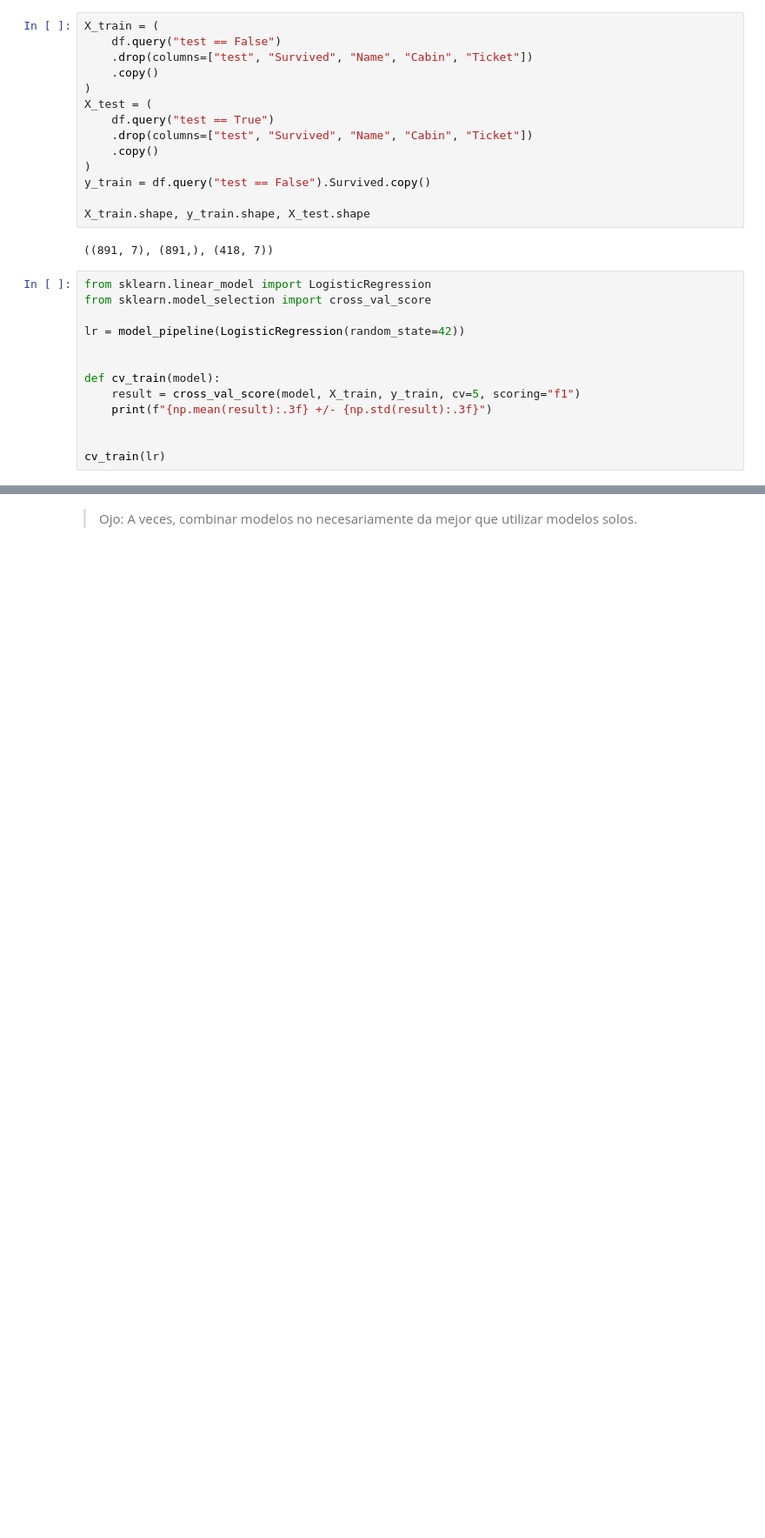
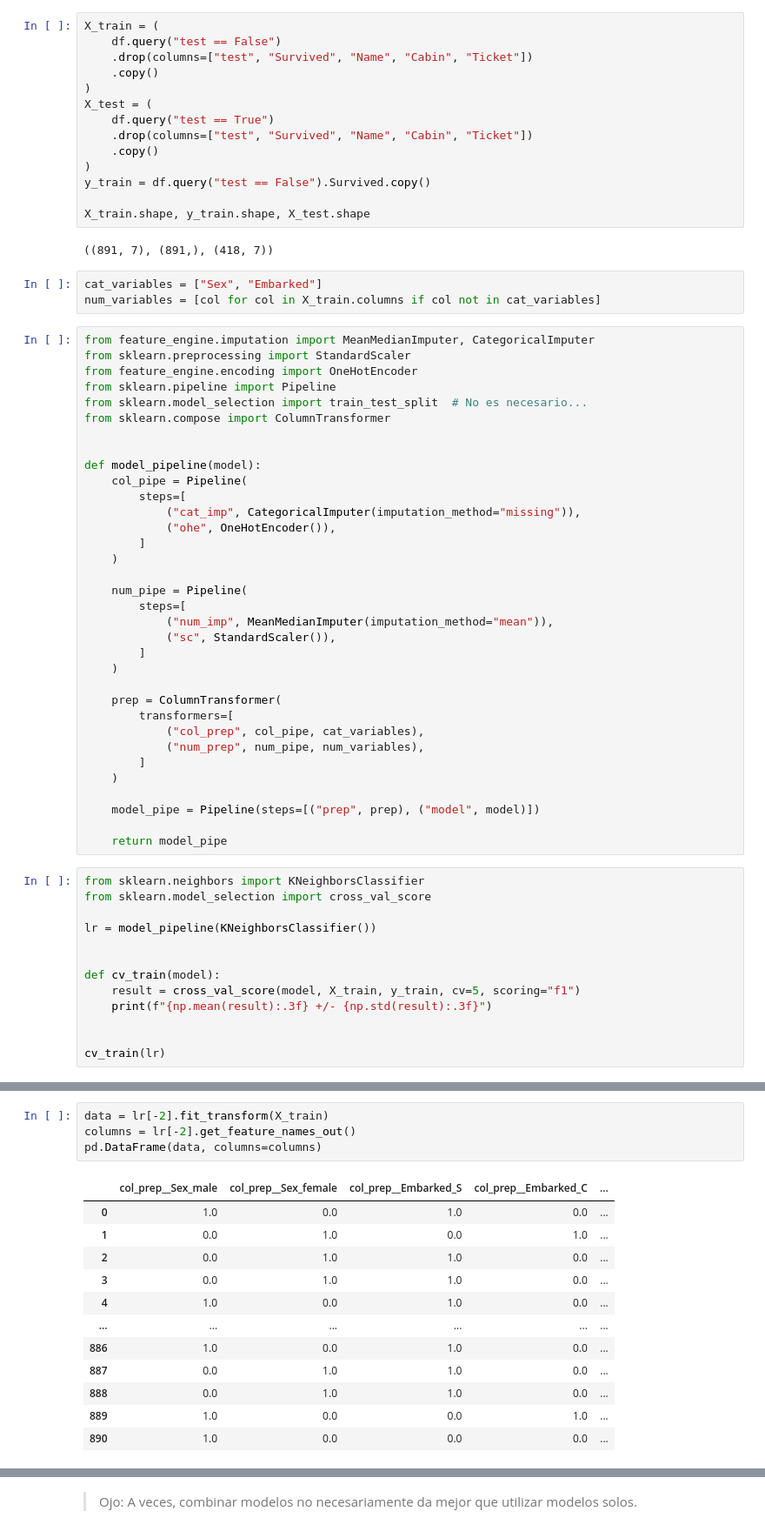
Before and after one commit to datacubeR/tareas_ml, a Jupyter notebook: ayudantía_4.ipynb, the cells around one changed output, grey strips where cells are left out. Shown at 87% size. Cells and saved outputs as stored; diff of their text form; blank space fills up the shorter version.

```diff
--- a/ayudantía_4.ipynb
+++ b/ayudantía_4.ipynb
@@ -137,11 +113,48 @@ y_train = df.query("test == False").Survived.copy()
 X_train.shape, y_train.shape, X_test.shape
 # %% [output]
 ((891, 7), (891,), (418, 7))
+# %%
+cat_variables = ["Sex", "Embarked"]
+num_variables = [col for col in X_train.columns if col not in cat_variables]
+# %%
+from feature_engine.imputation import MeanMedianImputer, CategoricalImputer
+from sklearn.preprocessing import StandardScaler
+from feature_engine.encoding import OneHotEncoder
+from sklearn.pipeline import Pipeline
+from sklearn.model_selection import train_test_split  # No es necesario...
+from sklearn.compose import ColumnTransformer
+
+
+def model_pipeline(model):
+    col_pipe = Pipeline(
+        steps=[
+            ("cat_imp", CategoricalImputer(imputation_method="missing")),
+            ("ohe", OneHotEncoder()),
+        ]
+    )
+
+    num_pipe = Pipeline(
+        steps=[
+            ("num_imp", MeanMedianImputer(imputation_method="mean")),
+            ("sc", StandardScaler()),
+        ]
+    )
+
+    prep = ColumnTransformer(
+        transformers=[
+            ("col_prep", col_pipe, cat_variables),
+            ("num_prep", num_pipe, num_variables),
+        ]
+    )
+
+    model_pipe = Pipeline(steps=[("prep", prep), ("model", model)])
+
+    return model_pipe
 # %%
-from sklearn.linear_model import LogisticRegression
+from sklearn.neighbors import KNeighborsClassifier
 from sklearn.model_selection import cross_val_score
 
-lr = model_pipeline(LogisticRegression(random_state=42))
+lr = model_pipeline(KNeighborsClassifier())
 
 
 def cv_train(model):
@@ -154,0 +168,17 @@ cv_train(lr)
+# %%
+data = lr[-2].fit_transform(X_train)
+columns = lr[-2].get_feature_names_out()
+pd.DataFrame(data, columns=columns)
+# %% [output]
+|  | col_prep__Sex_male | col_prep__Sex_female | col_prep__Embarked_S | col_prep__Embarked_C | ... |
+| 0 | 1.0 | 0.0 | 1.0 | 0.0 | ... |
+| 1 | 0.0 | 1.0 | 0.0 | 1.0 | ... |
+| 2 | 0.0 | 1.0 | 1.0 | 0.0 | ... |
+| 3 | 0.0 | 1.0 | 1.0 | 0.0 | ... |
+| 4 | 1.0 | 0.0 | 1.0 | 0.0 | ... |
+| ... | ... | ... | ... | ... | ... |
+| 886 | 1.0 | 0.0 | 1.0 | 0.0 | ... |
+| 887 | 0.0 | 1.0 | 1.0 | 0.0 | ... |
+| 888 | 0.0 | 1.0 | 1.0 | 0.0 | ... |
+| 889 | 1.0 | 0.0 | 0.0 | 1.0 | ... |
+| 890 | 1.0 | 0.0 | 0.0 | 0.0 | ... |
```
Also changed, not shown: parts of 13 cells of this notebook.
